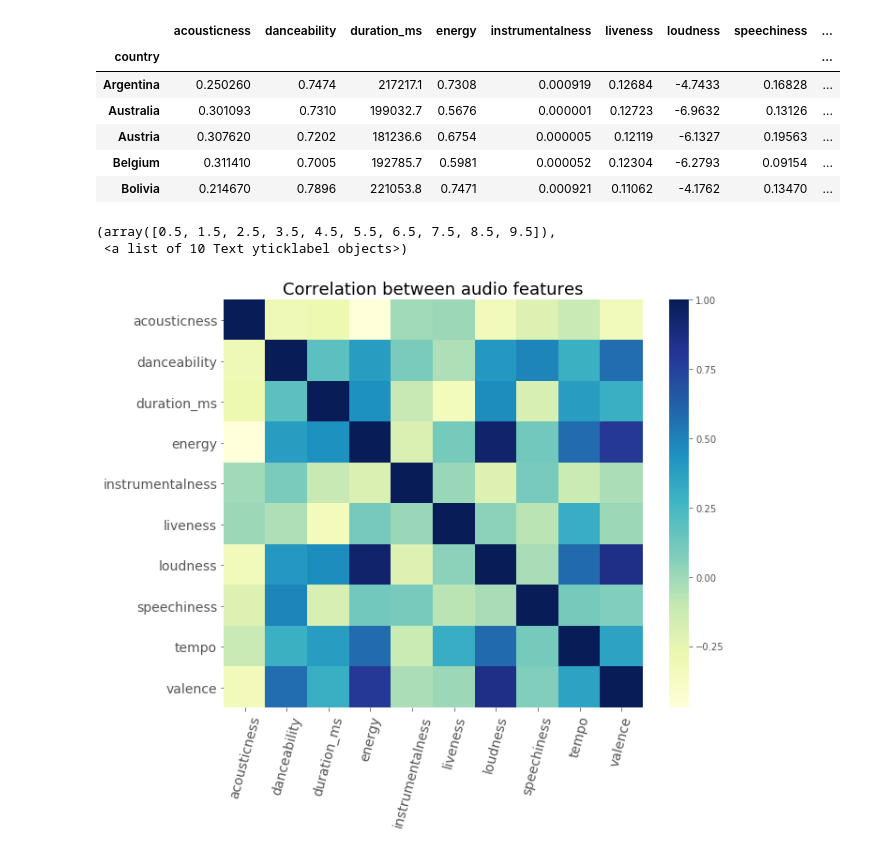
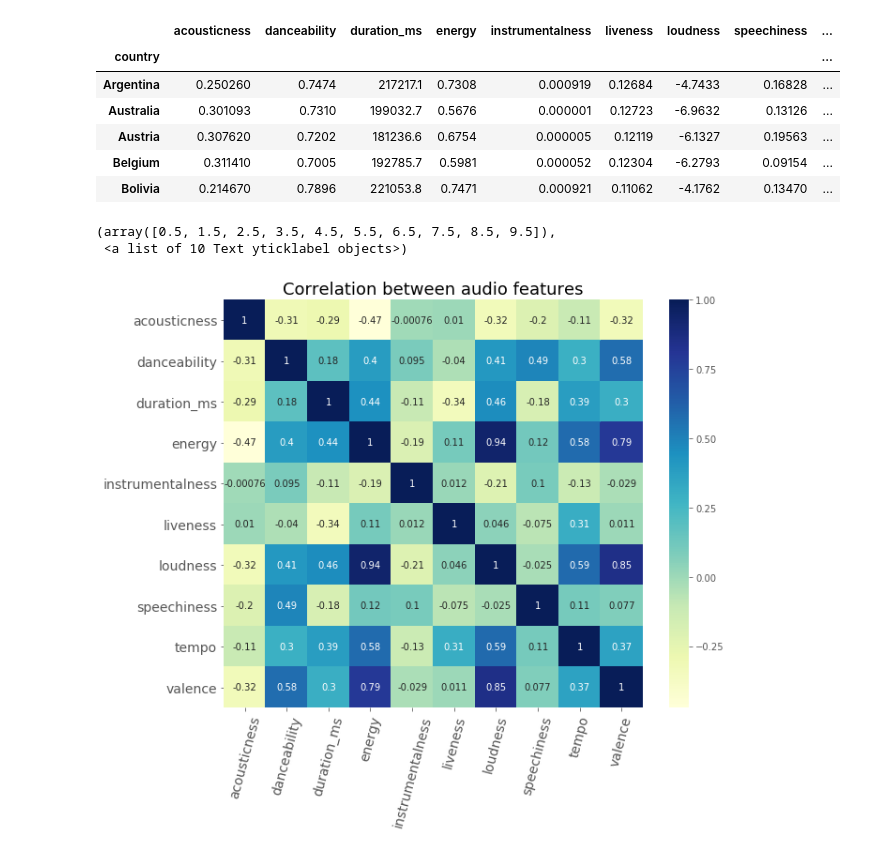
Before and after one commit to Rimab55/spotify_eda, a Jupyter notebook: project1_spotify.ipynb, the cells around one changed output. Saved outputs shown, nothing was run; the diff lists cells and outputs as text; code cells hidden in the pictures.

Commit message:
added dance barplot and annotations to heatmap

```diff
--- a/project1_spotify.ipynb
+++ b/project1_spotify.ipynb
@@ -68,7 +68,7 @@ unique = list(set(all_songs))           # Unique list of track IDs
 client_id =  '5ce71a6138664aff9b24f6da2da63333'
 secret = '166aca7c7cce4b168cd95f6f7429bc98'
 
-Oauth ='BQAAdhKlCeCdFbv34D93ELgO9SWcYt3CszcLh29LMrxYZ0jGNgg7tmlOki7IjE2vtbMimkVLjgMCJPTtTWPr4I6MiV73-Tq8ZN0Y5tFEhiB3HsyktBniG4VPGgpTs3Chrsx1LkIfUvfq'
+Oauth ='BQDJRHIcOtmwkcjGytjzP9prjhu4MiFQu-IXDizMwTdcAVVE68P6KO9tYwJP5gPsuQYZLPpWdTVVN_KwVTuoqgLwuUpAR1oWy7MTH33_7nDzKb8yRGlTVBizAq1bp9SSf_mPmMtbIxNK'
 # %%
 #Splitting unique songs into two lists because limit per request is 100
 
@@ -298,15 +313,15 @@ correl.head()
 # %%
 # Heatmap to compare correlation between features
 
 plt.figure(figsize=(10,8))
-correl_heatmp = sns.heatmap(correl.corr(),cmap="YlGnBu")
+correl_heatmp = sns.heatmap(correl.corr(),cmap="YlGnBu",annot=True)
 plt.title('Correlation between audio features', size = 18)
 plt.xticks(rotation=75, size = 14)
 plt.yticks(size = 14)
 # %% [output]
 (array([0.5, 1.5, 2.5, 3.5, 4.5, 5.5, 6.5, 7.5, 8.5, 9.5]),
  <a list of 10 Text yticklabel objects>)
-[figure, old version]
+[figure, new version]
 # %%
 #Saving Final dataframes as .csv files
 
```
Also changed, not shown: parts of 2 cells of this notebook, 1 other file.
